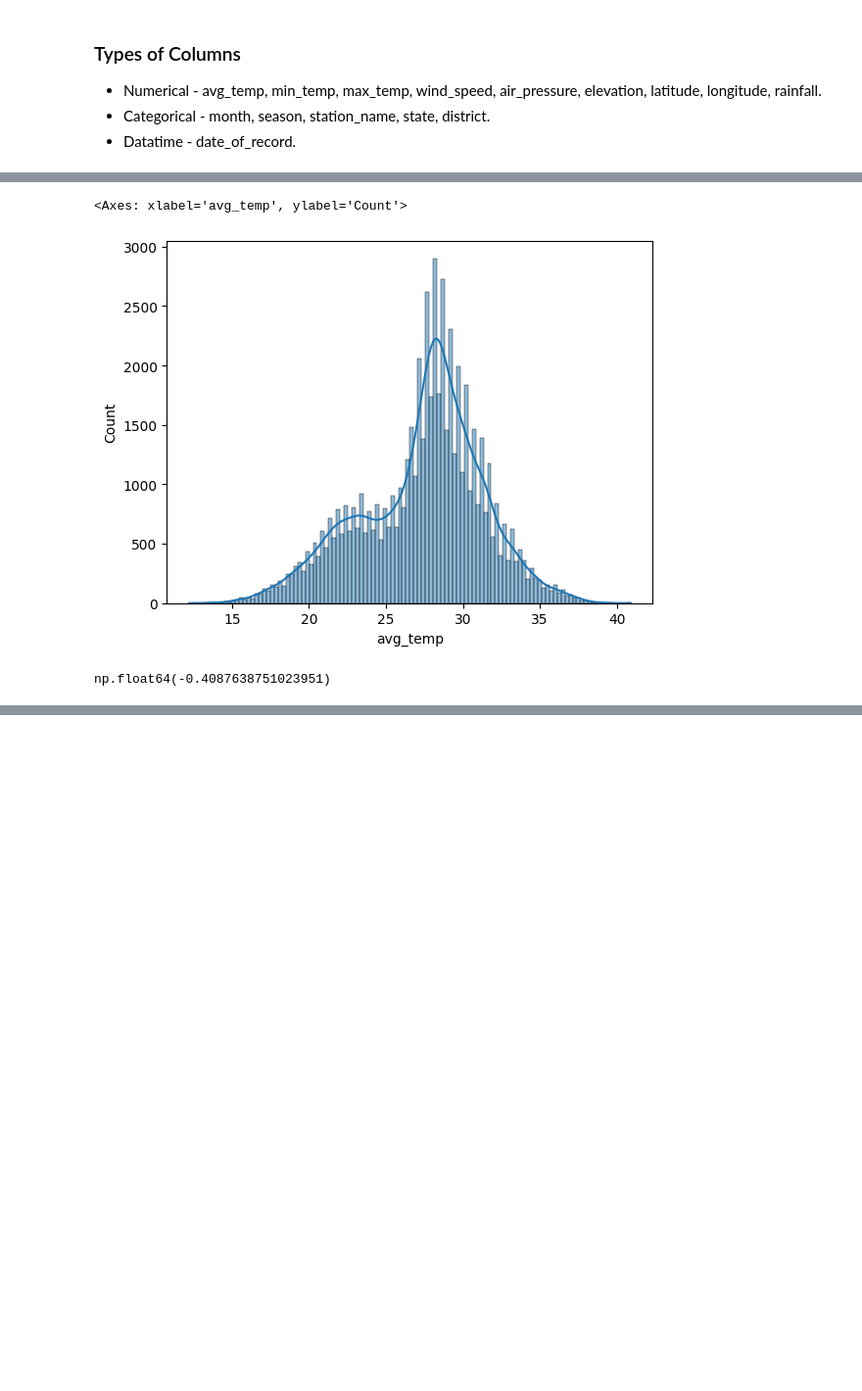
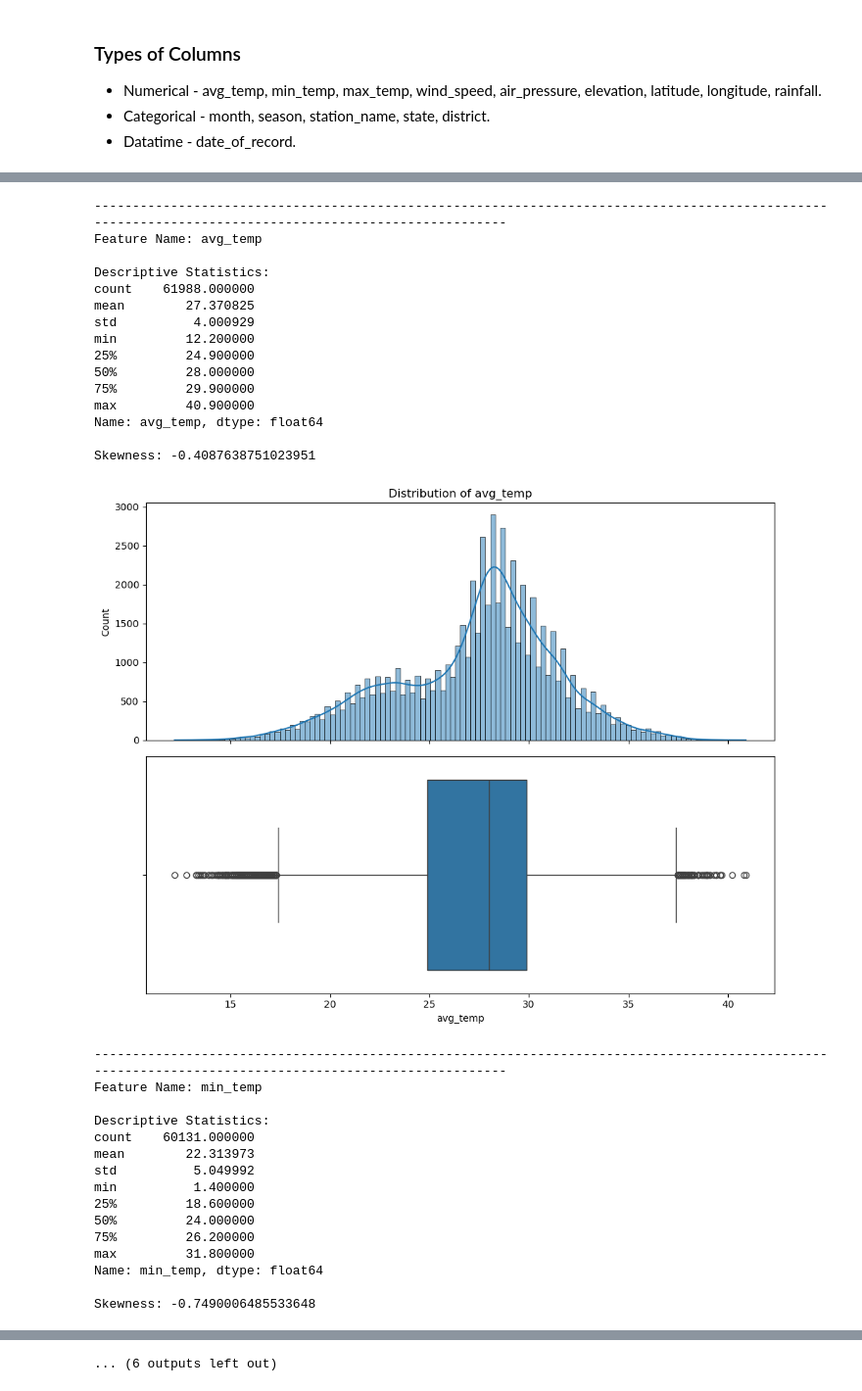
Before and after one commit to BhushanRC1207/Gujarat-Weather-Rainfall, a Jupyter notebook: EDA-Preprocessing.ipynb, the cells around one changed output, grey strips where cells are left out. Shown at 98% size. Cells and saved outputs as stored; diff of their text form; code cells hidden in the pictures; blank space fills up the shorter version.

Commit message:
univariate analysis for numerical and categorical features

```diff
--- a/EDA-Preprocessing.ipynb
+++ b/EDA-Preprocessing.ipynb
@@ -223,5 +234,11 @@ np.int64(0)
 - Numerical - avg_temp, min_temp, max_temp, wind_speed, air_pressure, elevation, latitude, longitude, rainfall.
 - Categorical - month, season, station_name, state, district.
 - Datatime - date_of_record.
+# %%
+dataset["date_of_record"] = pd.to_datetime(dataset["date_of_record"])
+# %%
+numeric_cols = dataset.select_dtypes(include="number").columns
+categorical_cols = dataset.select_dtypes(include=["object","category"]).columns
+datetime_cols = dataset.select_dtypes(include="datetime").columns
 # %% [markdown]
 ### Univariate Analysis
@@ -242,9 +245,63 @@ Name: avg_temp, dtype: float64
-# %%
-sns.histplot(dataset["avg_temp"], kde=True)
-# %% [output]
-<Axes: xlabel='avg_temp', ylabel='Count'>
-[figure, removed]
-# %%
-dataset["avg_temp"].skew()
-# %% [output]
-np.float64(-0.4087638751023951)
+# %%
+def numerical_univariate(dataset, column):
+    """
+    Plot histogram + KDE and boxplot for a numeric column,
+    and print descriptive statistics including skewness.
+    """
+    print("-"*150)
+    print(f"Feature Name: {column}", end="\n\n")
+
+    # 1. Print descriptive stats
+    print("Descriptive Statistics:")
+    print(dataset[column].describe())
+    print(f"\nSkewness: {dataset[column].skew()}")
+
+    # 2. Create plots
+    fig, ax = plt.subplots(2, 1, figsize=(10, 8), sharex=True)
+
+    # Histogram + KDE
+    sns.histplot(dataset[column], kde=True, ax=ax[0])
+    ax[0].set_title(f"Distribution of {column}")
+    ax[0].set_xlabel("")
+
+    # Boxplot
+    sns.boxplot(x=dataset[column], ax=ax[1], orient="h")
+
+    # Layout
+    plt.tight_layout()
+    plt.show()
+# %%
+for col in numeric_cols:
+    numerical_univariate(dataset, col)
+# %% [output]
+------------------------------------------------------------------------------------------------------------------------------------------------------
+Feature Name: avg_temp
+
+Descriptive Statistics:
+count    61988.000000
+mean        27.370825
+std          4.000929
+min         12.200000
+25%         24.900000
+50%         28.000000
+75%         29.900000
+max         40.900000
+Name: avg_temp, dtype: float64
+
+Skewness: -0.4087638751023951
+[figure, added]
+------------------------------------------------------------------------------------------------------------------------------------------------------
+Feature Name: min_temp
+
+Descriptive Statistics:
+count    60131.000000
+mean        22.313973
+std          5.049992
+min          1.400000
+25%         18.600000
+50%         24.000000
+75%         26.200000
+max         31.800000
+Name: min_temp, dtype: float64
+
+Skewness: -0.7490006485533648
@@ -250,0 +373 @@ np.float64(-0.4087638751023951)
+... (6 outputs left out)
```
Also changed, not shown: parts of 12 cells of this notebook.
